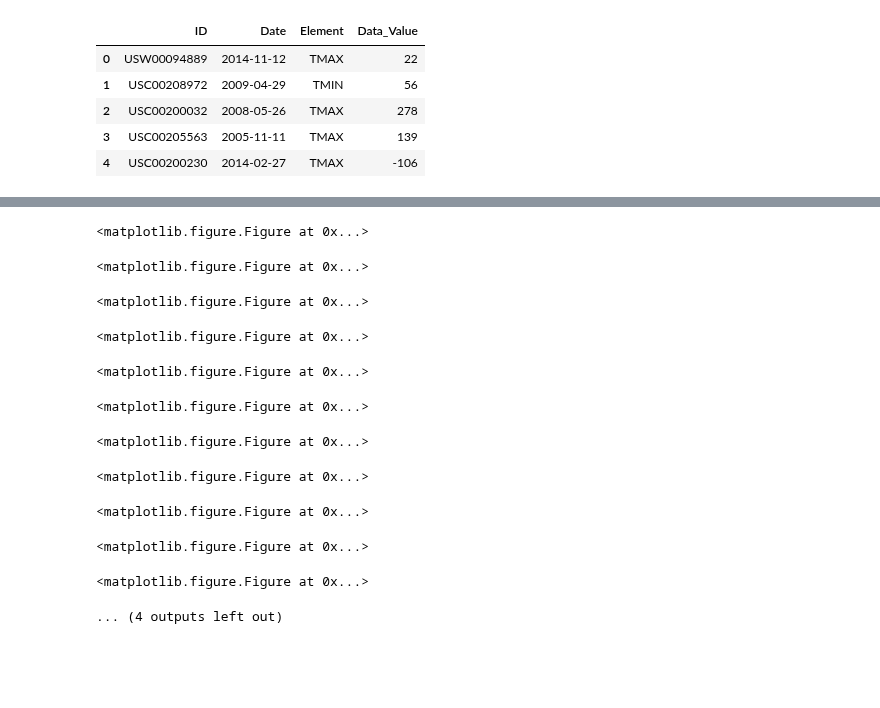
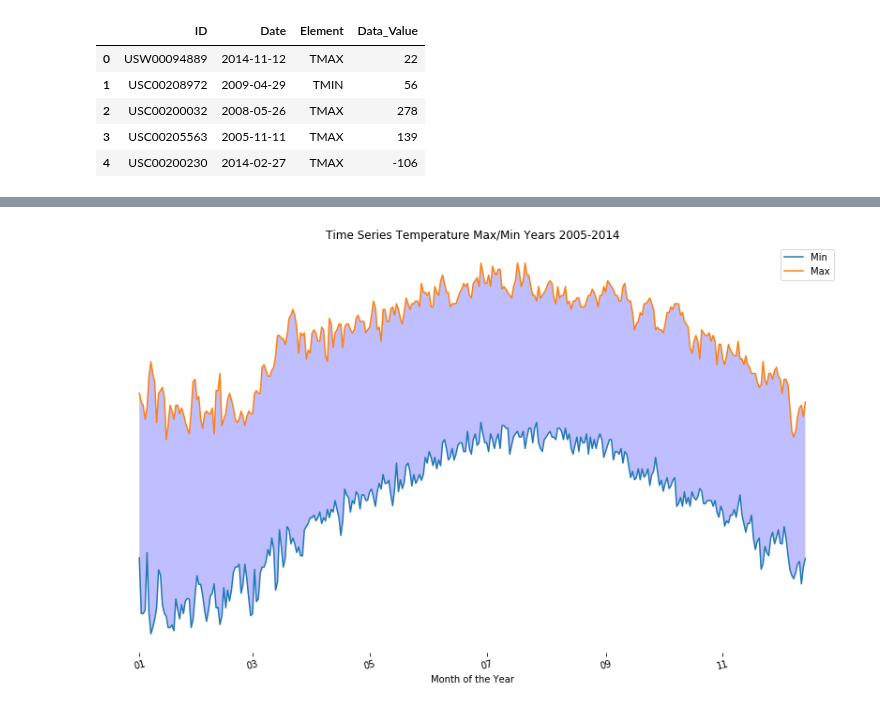
Before and after one commit to EnzoCalogero/Python_DataScience, a Jupyter notebook: course2/Assignment2.ipynb, the cells around one changed output, grey strips where cells are left out. Cells and saved outputs as stored; diff of their text form; code cells hidden in the pictures; blank space fills up the shorter version.

```diff
--- a/course2/Assignment2.ipynb
+++ b/course2/Assignment2.ipynb
@@ -82,6 +80,10 @@ def giveMax(df):
     Max_=Max_[Max_['Element']=='TMAX']
     Max_=Max_.drop(['ID','Element'],axis=1)
     Max_=Max_.sort_values("Date")
+    Max_['Date']=Max_.Date.str[5:]
+    Max_= Max_[Max_['Date'] != '02-29']
+    Max_= Max_[Max_['Date'] < '12-15']
+
     #print(Max_.head())
     MaxGroup=Max_.groupby('Date').agg(max)
     #MaxGroup=MaxGroup.sort_values("Date")
@@ -113,6 +109,8 @@ def giveMin(df):
     min_=min_.drop(['ID','Element'],axis=1)
     min_['Date']=min_.Date.str[5:]
     min_= min_[min_['Date'] != '02-29']
+    min_= min_[min_['Date'] < '12-15']
+
     min_=min_.sort_values("Date")
     MinGroup=min_.groupby('Date').agg(min)
     return MinGroup.reset_index()
@@ -155,17 +132,49 @@ print(Massimo.head(10))
 # %%
-plt.figure(figsize=(16,10))
+from matplotlib.dates import DateFormatter
+from matplotlib.artist import Artist
+from matplotlib import dates
+import datetime
+hfmt = dates.DateFormatter('%m')
+
+plt.figure(figsize=(14,8))
 # plot the linear data and the exponential data
 Minimo=giveMin(Before)
 Minimo['Date']='2015-'+Minimo['Date']
-print(Minimo.head)
+
+#print(Minimo.head)
 observationMin_dates = list(map(pd.to_datetime, Minimo.Date))
-print(observationMin_dates)
-plt.plot(observationMin_dates,Minimo.Data_Value)#, '-',observationMin_dates,Massimo.Data_Value, '-')
-plt.xlabel('Date')
-plt.ylabel('Temperature')
-plt.title('Time Series Temperature Max/Min years 2015-2014')
+#print(observationMin_dates)
+plt.plot(observationMin_dates,Minimo.Data_Value, '-',observationMin_dates,Massimo.Data_Value, '-')
+plt.xlabel('Month of the Year')
+#plt.axis.
+#.xaxis.set_major_formatter(mdates.DateFormatter('%Y-%m-%d'))
+
+
+plt.ylabel('')
+plt.title('Time Series Temperature Max/Min Years 2005-2014')
+
+#plt.format_xdata = mdates.DateFormatter('%Y-%m-%d')
 # add a legend with legend entries (because we didn't have labels when we plotted the data series)
-plt.legend(['Max', 'Min'])
+plt.legend(['Min','Max'])
+
+
+plt.fill_between(observationMin_dates,
+                       Minimo.Data_Value,Massimo.Data_Value,
+                       facecolor='blue',
+                       alpha=0.25)
+ax = plt.gca()
+ax.xaxis.set_major_formatter(hfmt)
+x = plt.gca().xaxis
+
+# rotate the tick labels for the x axis
+for item in x.get_ticklabels():
+    item.set_rotation(15)
+# remove the frame of the chart
+for spine in plt.gca().spines.values():
+    spine.set_visible(False)
+# remove all the ticks (both axes), and tick labels on the Y axis
+plt.tick_params(top='off', bottom='on', left='off', right='off', labelleft='off', labelbottom='on')
+
 
 plt.show()
 # %% [output]
@@ -189,12 +181 @@ plt.show()
-<matplotlib.figure.Figure at 0x...>
-<matplotlib.figure.Figure at 0x...>
-<matplotlib.figure.Figure at 0x...>
-<matplotlib.figure.Figure at 0x...>
-<matplotlib.figure.Figure at 0x...>
-<matplotlib.figure.Figure at 0x...>
-<matplotlib.figure.Figure at 0x...>
-<matplotlib.figure.Figure at 0x...>
-<matplotlib.figure.Figure at 0x...>
-<matplotlib.figure.Figure at 0x...>
-<matplotlib.figure.Figure at 0x...>
-... (4 outputs left out)
+[figure, added]
```
Also changed, not shown: parts of 8 cells of this notebook, 1 other file.
